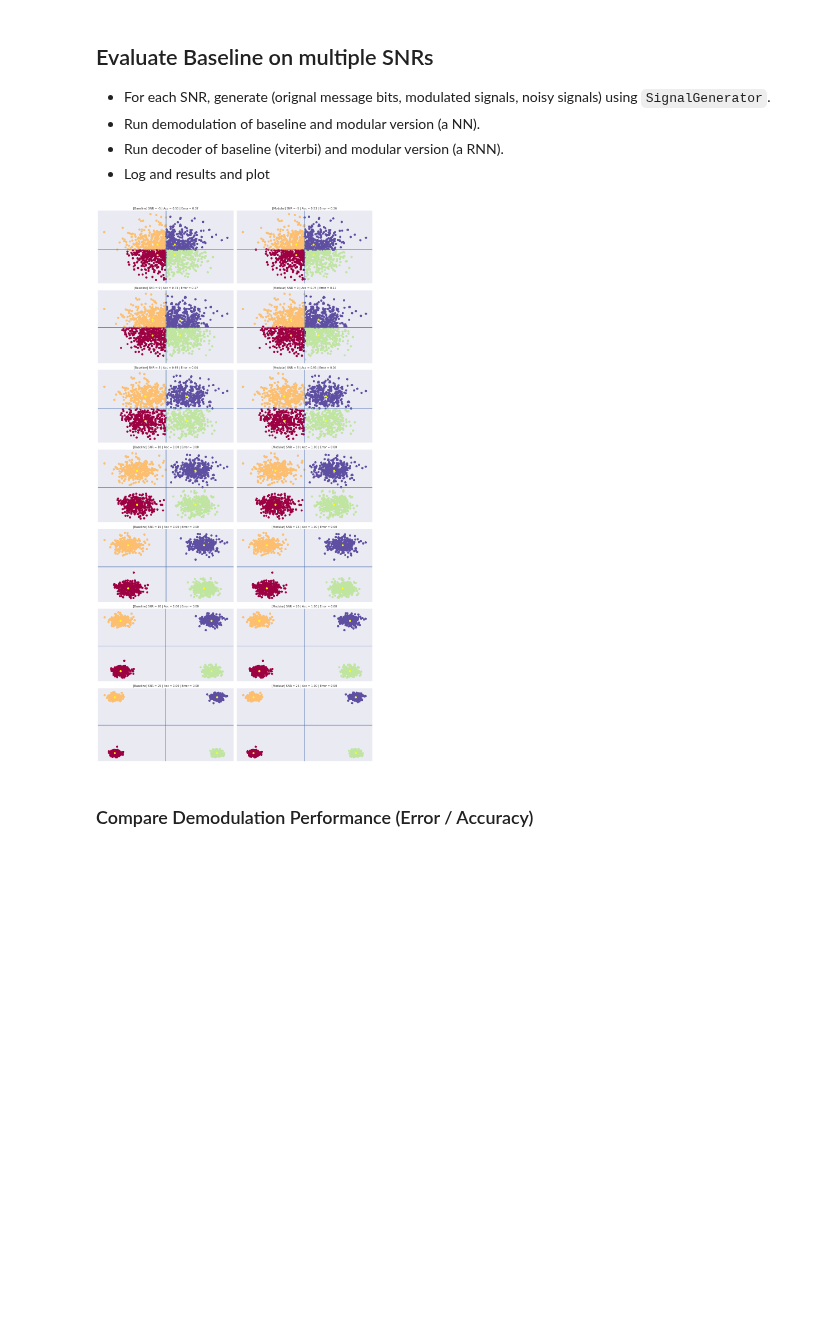
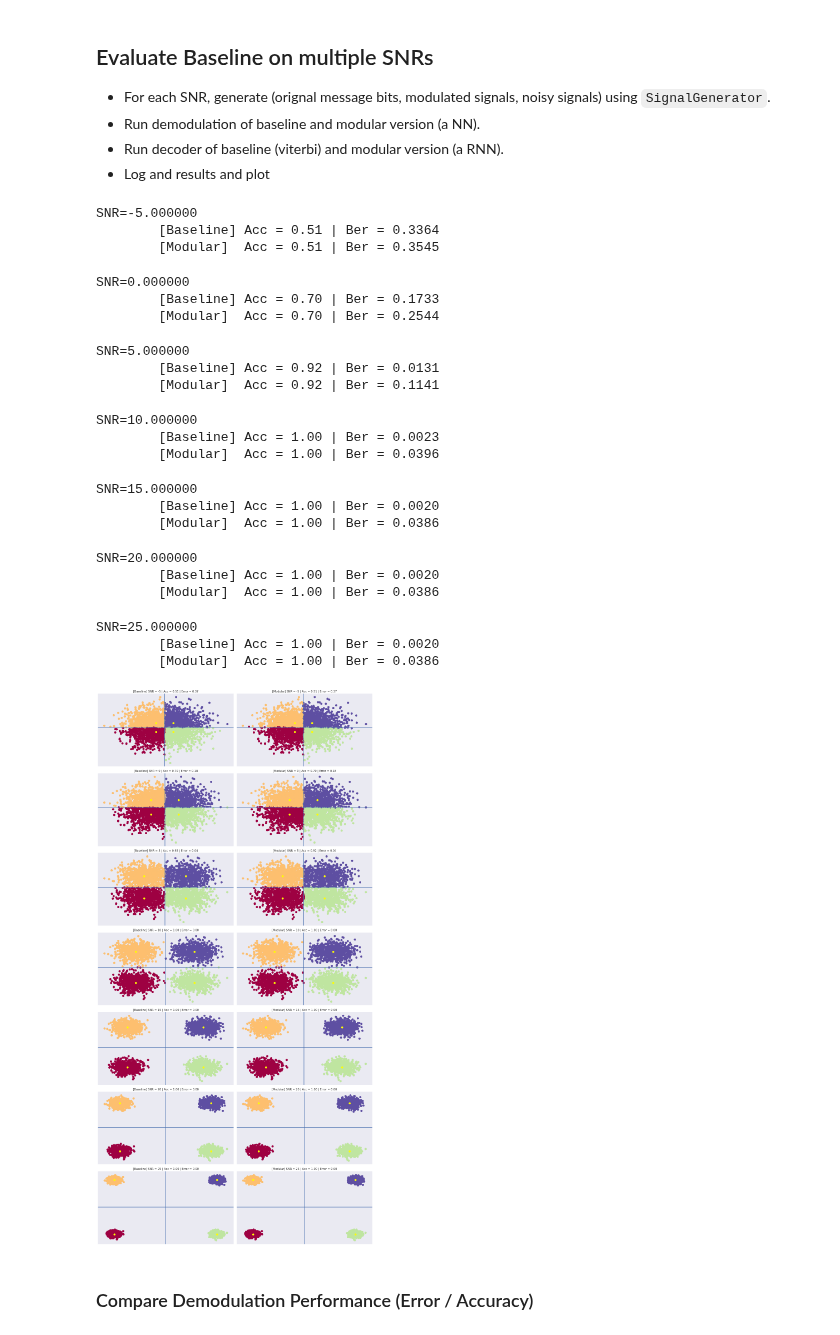
Before and after one commit to datlife/radioml, a Jupyter notebook: notebooks/Compare_modular_QPSK.ipynb, the cells around one changed output. Saved outputs shown, nothing was run; the diff lists cells and outputs as text; code cells hidden in the pictures; blank space fills up the shorter version.

Commit message:
Updated QPSK result

```diff
--- a/notebooks/Compare_modular_QPSK.ipynb
+++ b/notebooks/Compare_modular_QPSK.ipynb
@@ -24,7 +31,7 @@ trellis = Trellis(M, G, feedback=0o7, code_type='rsc')
 
 class Params:
     SNR_RANGE = range(-5, 30, 5)
-    NUM_SAMPLES = 100
+    NUM_SAMPLES = 1000
     BLOCK_LENGTH = 100
     BPSK, QPSK, QAM16, QAM64 = 2, 4, 16, 64
 
@@ -34,9 +41,8 @@ signal_generator = SignalGenerator(modem=modem)
 ## Define Baseline (Demod + Viterbi) & Modular Receivers (NN + RNN)
 # %%
 baseline_receiver = BaselineReceiver(modem, trellis)
-modular_receiver = ModularReceiver(
-    demod_model_path='./models/demod_model_qpsk.hdf5',
-    decoder_model_path='./models/BiGRU.hdf5')
+modular_receiver  = ModularReceiver(demod_model_path='../models/demod_model_qpsk.hdf5',
+                                    decoder_model_path='../models/bigru4.hdf5')
 # %% [markdown]
 ## Evaluate Baseline  on multiple SNRs
 
@@ -66,6 +72,9 @@ for i, snr in tqdm.tqdm(enumerate(Params.SNR_RANGE), total=len(Params.SNR_RANGE)
     # Run Baseline/Neral Demodulation
     # ####################################
     baseline_predictions = baseline_receiver.demodulate(complex_inputs)
+    baseline_demoded     = modem.demodulate(mapping[baseline_predictions].flatten(), 'hard')
+    baseline_estimated   = baseline_receiver.decode(baseline_demoded) # Viterbi
+
     nn_predictions       = modular_receiver.demodulate(complex_inputs)
 
     # ####################################
@@ -82,8 +91,6 @@ for i, snr in tqdm.tqdm(enumerate(Params.SNR_RANGE), total=len(Params.SNR_RANGE)
 
     # Estimate original bits using baseline (viterbi) and nn decoder
     baseline_estimated = baseline_receiver.decode(baseline_demoded) # Viterbi
-
-    # @TODO: fix BUGGGGGGG :(
     nn_estimated       = modular_receiver.decode(nn_demoded)        # Bi-directional GRU
 
     nn_estimated = np.where(nn_estimated > 0.5, 1, 0).astype(np.int)
@@ -94,34 +101,60 @@ for i, snr in tqdm.tqdm(enumerate(Params.SNR_RANGE), total=len(Params.SNR_RANGE)
     # ####################################
     # For demod
     acc, err       = utils.get_scores(baseline_predictions, ground_truths)
     nn_acc, nn_err = utils.get_scores(nn_predictions, ground_truths)
 
     # For decoder
     ber, bler        = utils.get_ber_bler(baseline_estimated, original_bits)
     nn_ber, nn_bler = utils.get_ber_bler(nn_estimated, original_bits)
 
     ber_logs.append([ber, nn_ber])
     bler_logs.append([bler, nn_bler])
     errors_logs.append([err, nn_err])
     accuracies_logs.append([acc, nn_acc])
 
     # ####################################
     # Visualize Modulation
     # ####################################
     data_point_limit = 10000
     title    = '[Baseline] SNR = {} | Acc = {:.2f} | Error = {:.2f}'.format(snr, acc, err)
     nn_title = '[Modular] SNR = {} | Acc = {:.2f} | Error = {:.2f}'.format(snr, nn_acc, nn_err)
 
+    print('SNR=%f' % snr)
+    print('\t[Baseline] Acc = {:.2f} | Ber = {:.4f} '.format(acc, ber))
+    print('\t[Modular]  Acc = {:.2f} | Ber = {:.4f}'.format(nn_acc, nn_ber))
+
     utils.visualize_demodulation(complex_inputs[:data_point_limit], modem.constellation, ax=axes[i, 0],
         predictions=baseline_predictions[:data_point_limit],
         title=title)
+
     utils.visualize_demodulation(complex_inputs[:data_point_limit], modem.constellation, ax=axes[i, 1],
         predictions=nn_predictions[:data_point_limit],
         title=nn_title)
 
 fig.tight_layout()
 # %% [output]
+SNR=-5.000000
+        [Baseline] Acc = 0.51 | Ber = 0.3364
+        [Modular]  Acc = 0.51 | Ber = 0.3545
+SNR=0.000000
+        [Baseline] Acc = 0.70 | Ber = 0.1733
+        [Modular]  Acc = 0.70 | Ber = 0.2544
+SNR=5.000000
+        [Baseline] Acc = 0.92 | Ber = 0.0131
+        [Modular]  Acc = 0.92 | Ber = 0.1141
+SNR=10.000000
+        [Baseline] Acc = 1.00 | Ber = 0.0023
+        [Modular]  Acc = 1.00 | Ber = 0.0396
+SNR=15.000000
+        [Baseline] Acc = 1.00 | Ber = 0.0020
+        [Modular]  Acc = 1.00 | Ber = 0.0386
+SNR=20.000000
+        [Baseline] Acc = 1.00 | Ber = 0.0020
+        [Modular]  Acc = 1.00 | Ber = 0.0386
+SNR=25.000000
+        [Baseline] Acc = 1.00 | Ber = 0.0020
+        [Modular]  Acc = 1.00 | Ber = 0.0386
-[figure, old version]
+[figure, new version]
 # %% [markdown]
 ### Compare Demodulation Performance (Error / Accuracy)
 # %%
```
Also changed, not shown: parts of 7 cells of this notebook.
